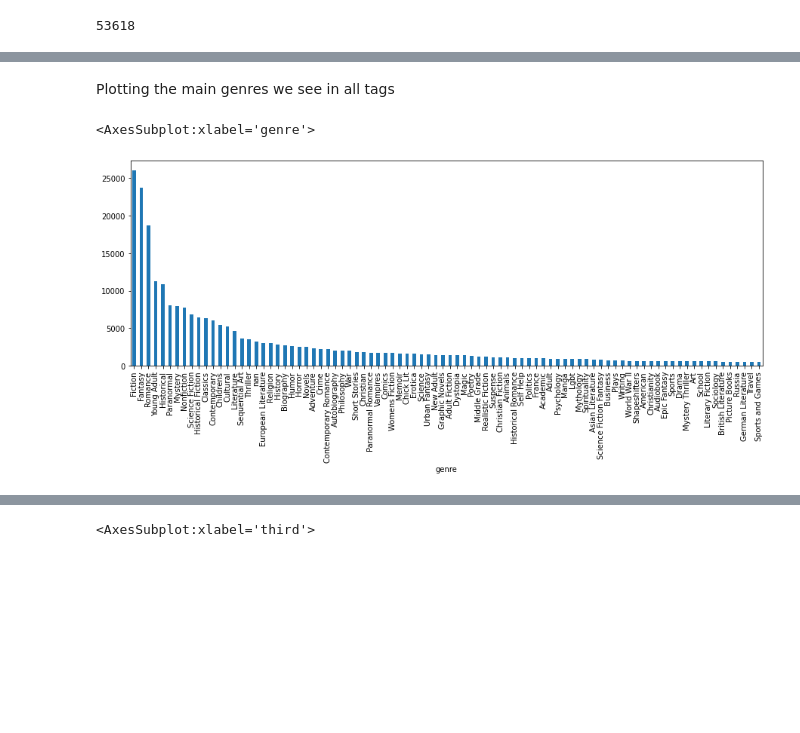
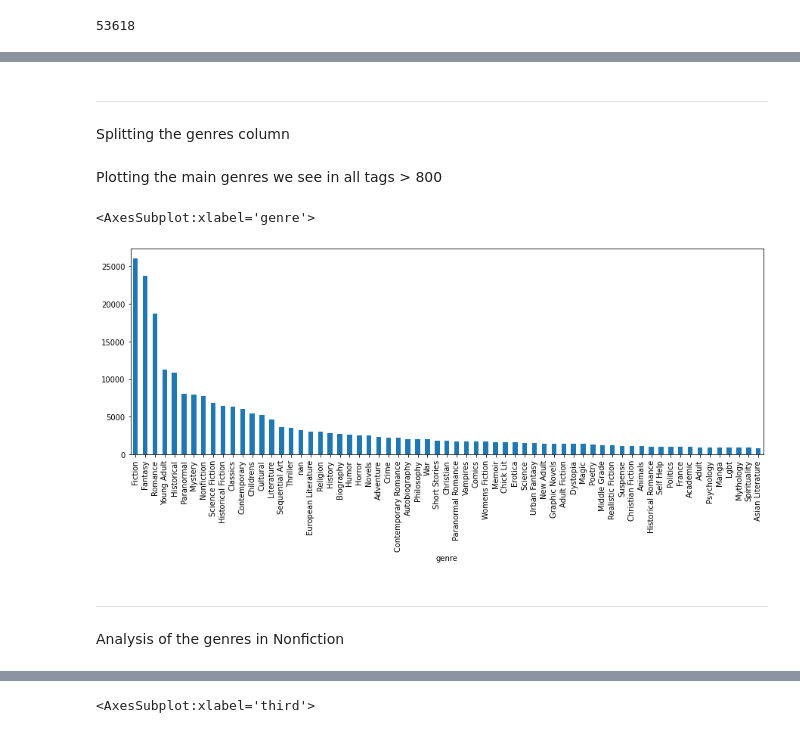
Before and after one commit to A-Istrate/80629_Project, a Jupyter notebook: ML80629_Data_preparation.ipynb, the cells around one changed output, grey strips where cells are left out. Drawn from its saved outputs; the diff is of its cells as text; code cells hidden in the pictures; blank space fills up the shorter version.

```diff
--- a/ML80629_Data_preparation.ipynb
+++ b/ML80629_Data_preparation.ipynb
@@ -86,3 +31,6 @@ TypeError: 'Series' objects are mutable, thus they cannot be hashed
+# %% [markdown]
+-----------------
+Splitting the genres column
 # %%
 all_genres = [ str(genres).split("|") for genres in goodread["genres"]]
 # %%
@@ -90,9 +38,12 @@ all_genres_long =pd.DataFrame([genre for book in all_genres for genre in book])
 # %%
 all_genres_long.columns = ("genre",)
 # %% [markdown]
-Plotting the main genres we see in all tags
+Plotting the main genres we see in all tags > 800
 # %%
-all_genres_long.value_counts("genre")[all_genres_long.value_counts("genre")>500 ].plot.bar(figsize=(15,5))
+all_genres_long.value_counts("genre")[all_genres_long.value_counts("genre")>800 ].plot.bar(figsize=(15,5))
 # %% [output]
 <AxesSubplot:xlabel='genre'>
-[figure, old version]
+[figure, new version]
+# %% [markdown]
+---------------------
+Analysis of the genres in Nonfiction
```
Also changed, not shown: parts of 43 cells of this notebook, 1 other file.
